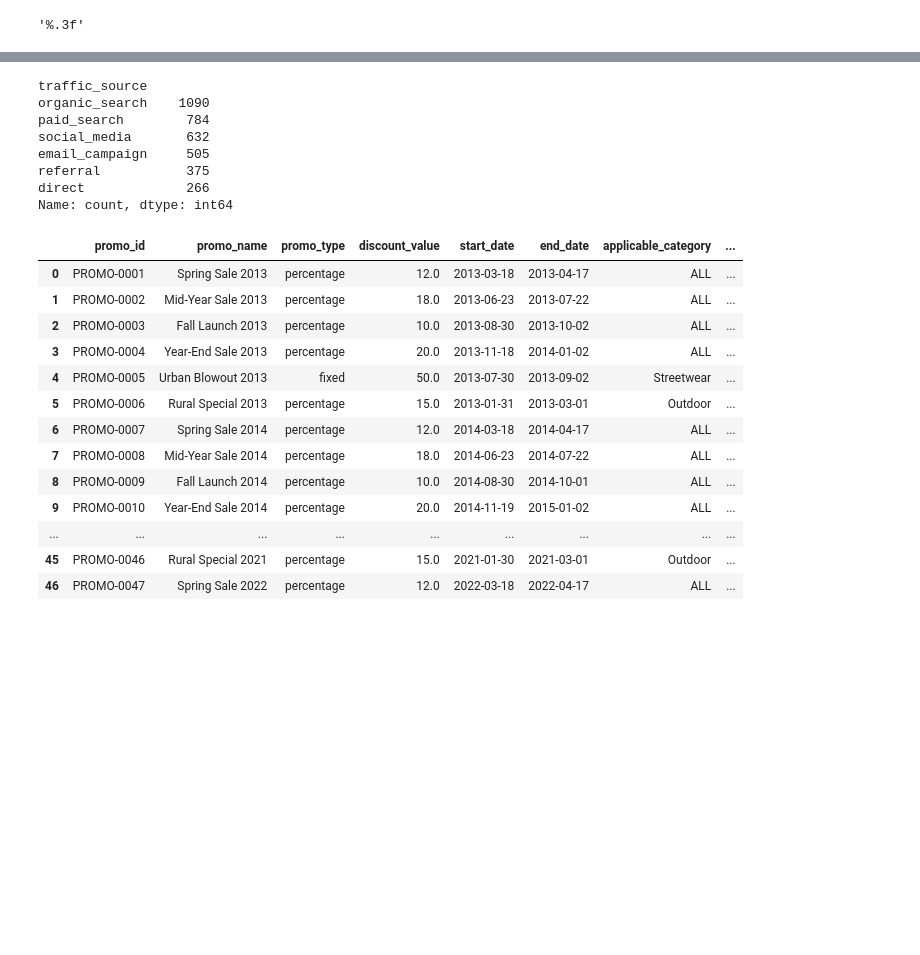
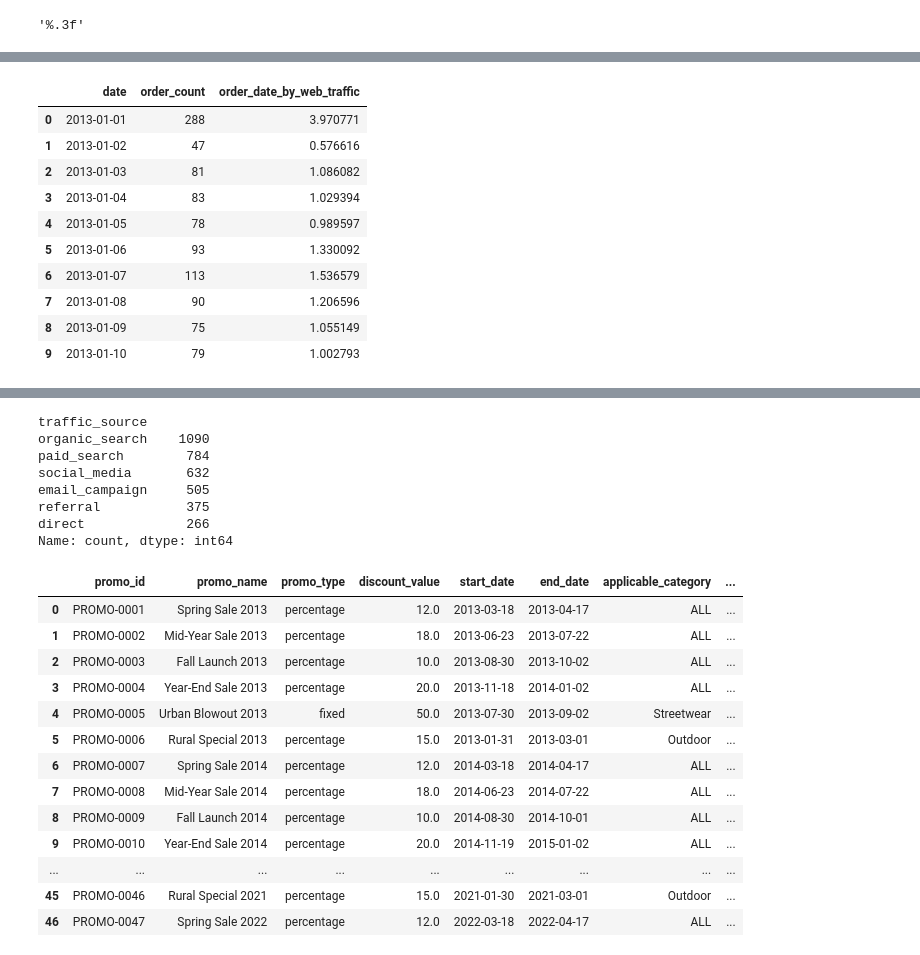
Before and after one commit to nqt-2/Datathon_Vin, a Jupyter notebook: notebook/Son_EDA.ipynb, the cells around one changed output, grey strips where cells are left out. Cells and saved outputs as stored; diff of their text form; code cells hidden in the pictures; blank space fills up the shorter version.

```diff
--- a/notebook/Son_EDA.ipynb
+++ b/notebook/Son_EDA.ipynb
@@ -30,0 +59,18 @@ promotions = pd.read_csv("../data/promotions.csv")
+# %%
+orders['date'] = pd.to_datetime(orders['order_date'])
+post_2013_orders = orders[orders['date'] >= pd.to_datetime("2013-01-01")].copy()
+post_2013_orders = post_2013_orders.groupby('date').size().reset_index(name='order_count')
+post_2013_orders['order_date_by_web_traffic'] = (post_2013_orders['order_count']/web_traffic['unique_visitors']*100)
+post_2013_orders.head(10)
+# %% [output]
+|  | date | order_count | order_date_by_web_traffic |
+| 0 | 2013-01-01 | 288 | 3.970771 |
+| 1 | 2013-01-02 | 47 | 0.576616 |
+| 2 | 2013-01-03 | 81 | 1.086082 |
+| 3 | 2013-01-04 | 83 | 1.029394 |
+| 4 | 2013-01-05 | 78 | 0.989597 |
+| 5 | 2013-01-06 | 93 | 1.330092 |
+| 6 | 2013-01-07 | 113 | 1.536579 |
+| 7 | 2013-01-08 | 90 | 1.206596 |
+| 8 | 2013-01-09 | 75 | 1.055149 |
+| 9 | 2013-01-10 | 79 | 1.002793 |
```
Also changed, not shown: parts of 8 cells of this notebook.
